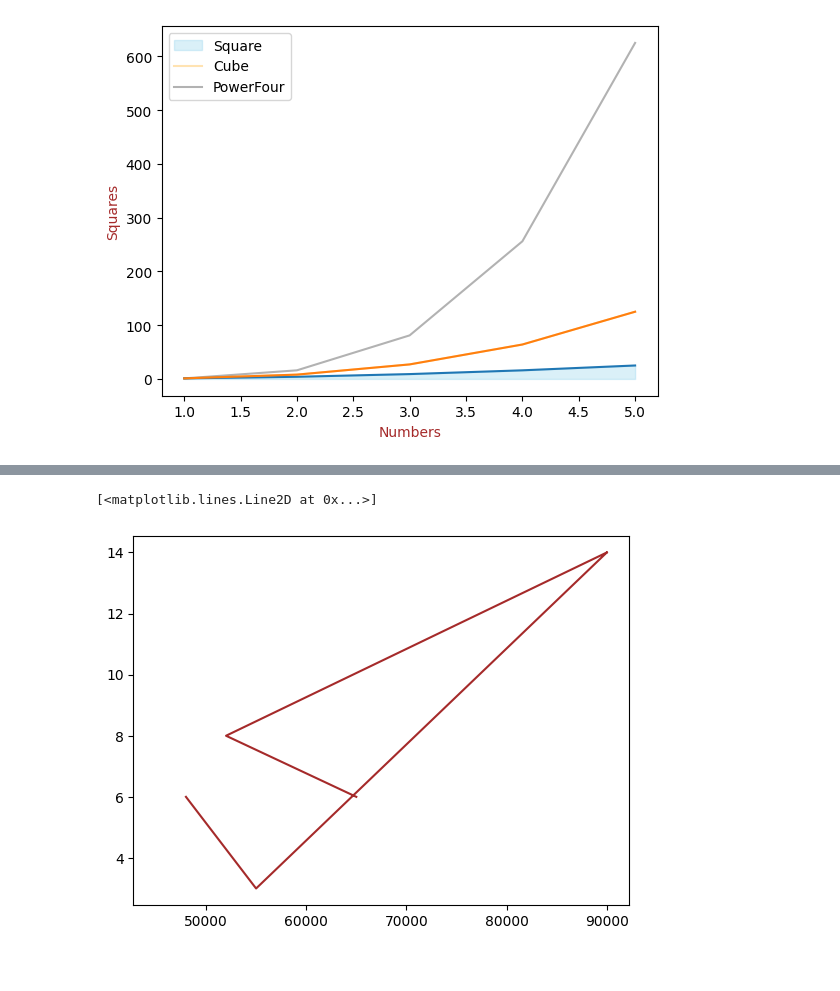
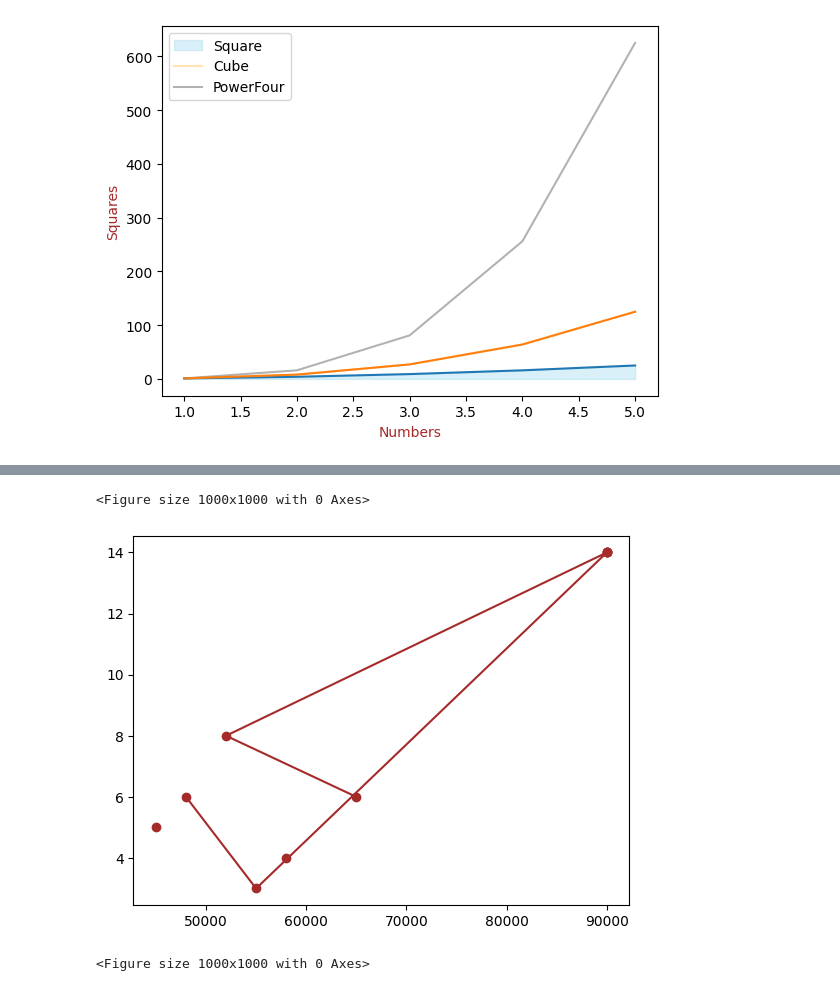
Before and after one commit to dpkasahu/numpy, a Jupyter notebook: DataVisualisation.ipynb, the cells around one changed output, grey strips where cells are left out. Cells and saved outputs as stored; diff of their text form; code cells hidden in the pictures.

```diff
--- a/DataVisualisation.ipynb
+++ b/DataVisualisation.ipynb
@@ -69,7 +69,9 @@ df
 | 14 | 110 | Rajesh Kumar | 45.0 | male | Sales | 90000.0 | 2010-02-23 | 14.0 | permanent |
 | 15 | 102 | Sarah-Louise James | NaN | female | Marketing | 50000.0 | 2018-11-03 | NaN | permanent |
 # %%
-plt.plot(df['salary'], df['exp_years'],color='brown',marker)
+plt.plot(df['salary'], df['exp_years'],color='brown',marker='o')
+plt.figure(figsize=(10,10))
 # %% [output]
-[<matplotlib.lines.Line2D at 0x...>]
+<Figure size 1000x1000 with 0 Axes>
-[figure, old version]
+[figure, new version]
+<Figure size 1000x1000 with 0 Axes>
```
